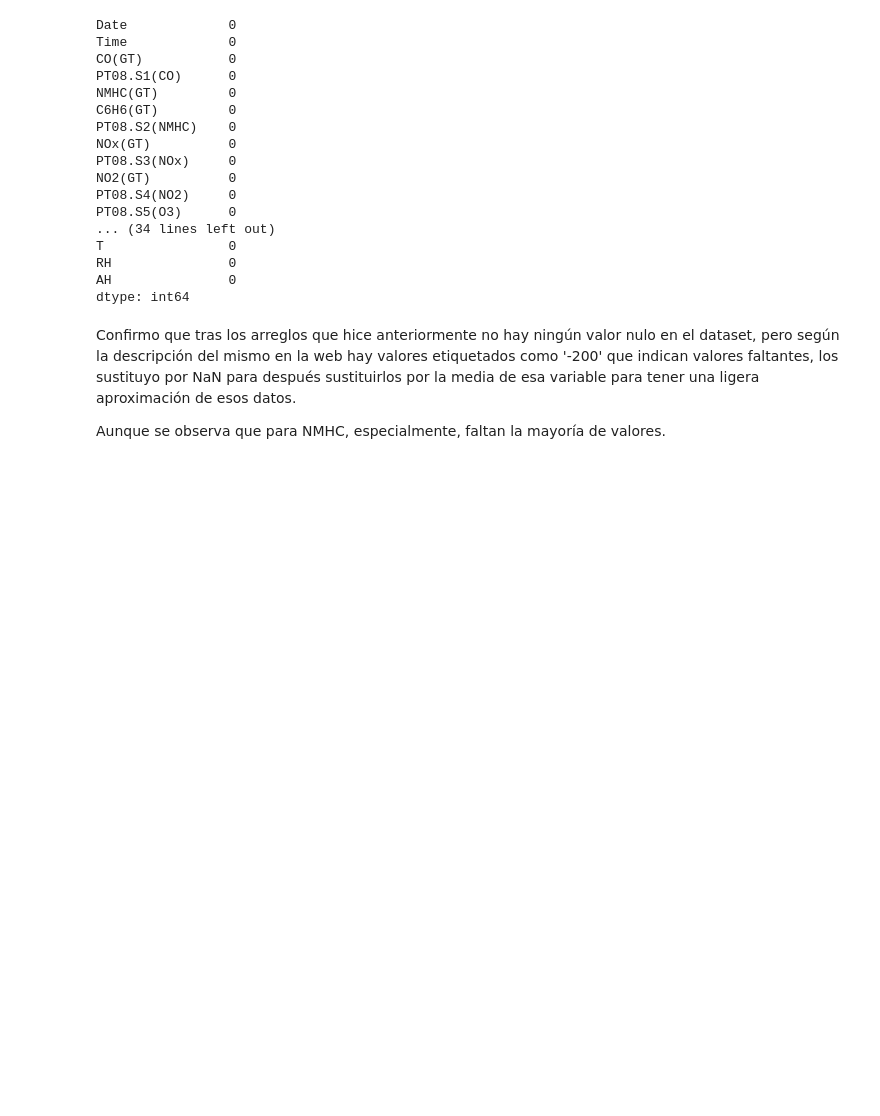
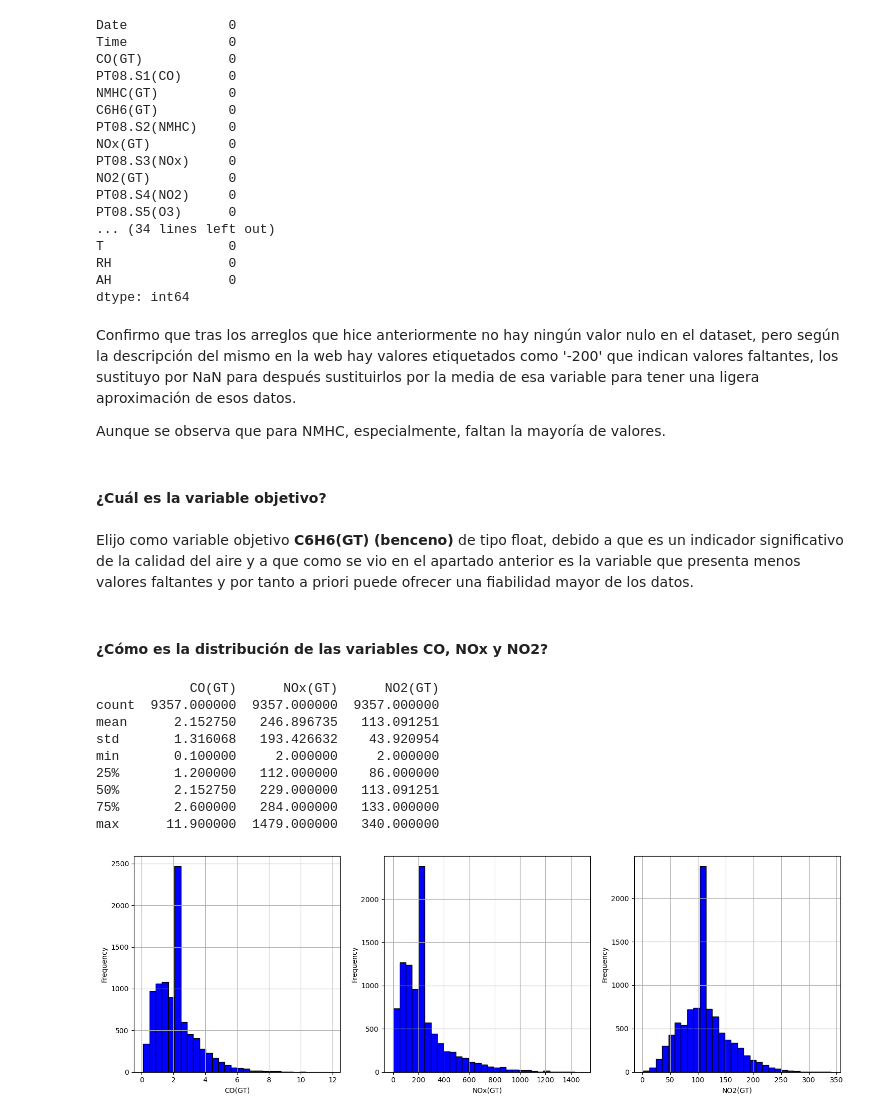
Before and after one commit to Rubenjme/air-quality-predictions-rf-lr, a Jupyter notebook: Regresión y árboles de decisión.ipynb, the cells around one changed output. Saved outputs shown, nothing was run; the diff lists cells and outputs as text; code cells hidden in the pictures; blank space fills up the shorter version.

```diff
--- a/Regresión y árboles de decisión.ipynb
+++ b/Regresión y árboles de decisión.ipynb
@@ -148,3 +148,37 @@ dtype: int64
 Confirmo que tras los arreglos que hice anteriormente no hay ningún valor nulo en el dataset, pero según la descripción del mismo en la web hay valores etiquetados como '-200' que indican valores faltantes, los sustituyo por NaN para después sustituirlos por la media de esa variable para tener una ligera aproximación de esos datos.
 
 Aunque se observa que para NMHC, especialmente, faltan la mayoría de valores.
+# %% [markdown]
+#### ¿Cuál es la variable objetivo?
+# %% [markdown]
+Elijo como variable objetivo **C6H6(GT) (benceno)** de tipo float, debido a que es un indicador significativo de la calidad del aire y a que como se vio en el apartado anterior es la variable que presenta menos valores faltantes y por tanto a priori puede ofrecer una fiabilidad mayor de los datos.
+# %% [markdown]
+#### ¿Cómo es la distribución de las variables CO, NOx y NO2?
+# %%
+import matplotlib.pyplot as plt
+import pandas as pd
+
+print(dataset[['CO(GT)', 'NOx(GT)', 'NO2(GT)']].describe())
+
+columns_of_interest = ['CO(GT)', 'NOx(GT)', 'NO2(GT)']
+fig, axs = plt.subplots(nrows=1, ncols=3, figsize=(15, 5))
+
+for i, col in enumerate(columns_of_interest):
+    axs[i].hist(dataset[col], bins=30, color='blue', edgecolor='black')
+    axs[i].set_xlabel(col)
+    axs[i].set_ylabel('Frequency')
+    axs[i].grid(True)
+
+plt.tight_layout()
+plt.show()
+# %% [output]
+            CO(GT)      NOx(GT)      NO2(GT)
+count  9357.000000  9357.000000  9357.000000
+mean      2.152750   246.896735   113.091251
+std       1.316068   193.426632    43.920954
+min       0.100000     2.000000     2.000000
+25%       1.200000   112.000000    86.000000
+50%       2.152750   229.000000   113.091251
+75%       2.600000   284.000000   133.000000
+max      11.900000  1479.000000   340.000000
+[figure, added]
```
Also changed, not shown: parts of 6 cells of this notebook.
